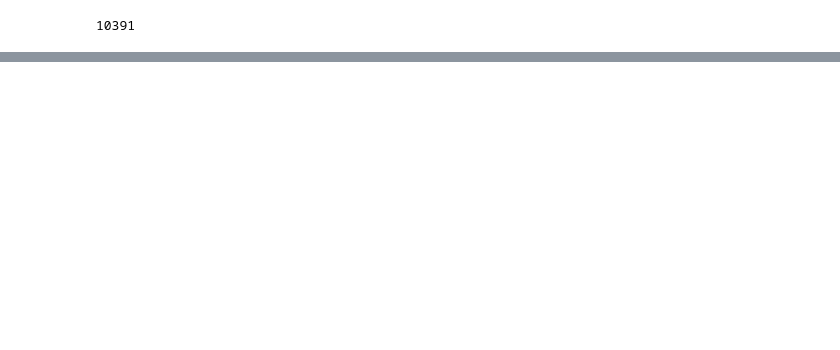
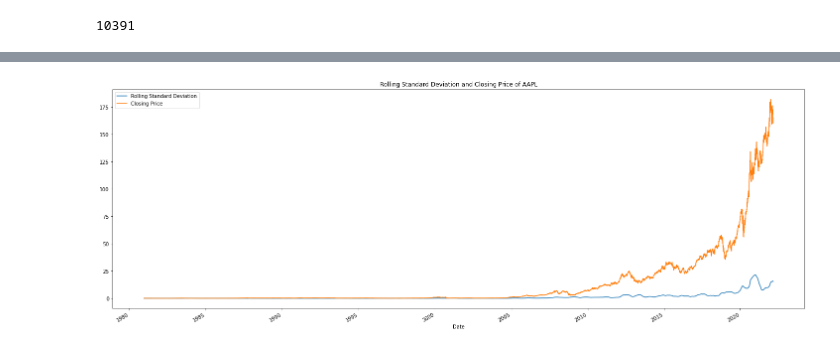
Before and after one commit to mj6meron/big-data-project, a Jupyter notebook: program.ipynb, the cells around one changed output, grey strips where cells are left out. Cells and saved outputs as stored; diff of their text form; code cells hidden in the pictures; blank space fills up the shorter version.

```diff
--- a/program.ipynb
+++ b/program.ipynb
@@ -213,0 +101,12 @@ df_pyspark.show(5)
+# %%
+# Plot the rolling standard deviation and closing price against the index
+pdf[['rolling_stddev', 'Close']].plot(figsize=(25,9))
+
+# Set the title and legend for the plot
+plt.title("Rolling Standard Deviation and Closing Price of AAPL")
+plt.legend(['Rolling Standard Deviation', 'Closing Price'])
+
+# Show the plot
+plt.show()
+# %% [output]
+[figure, added]
```
Also changed, not shown: parts of 21 cells of this notebook.
